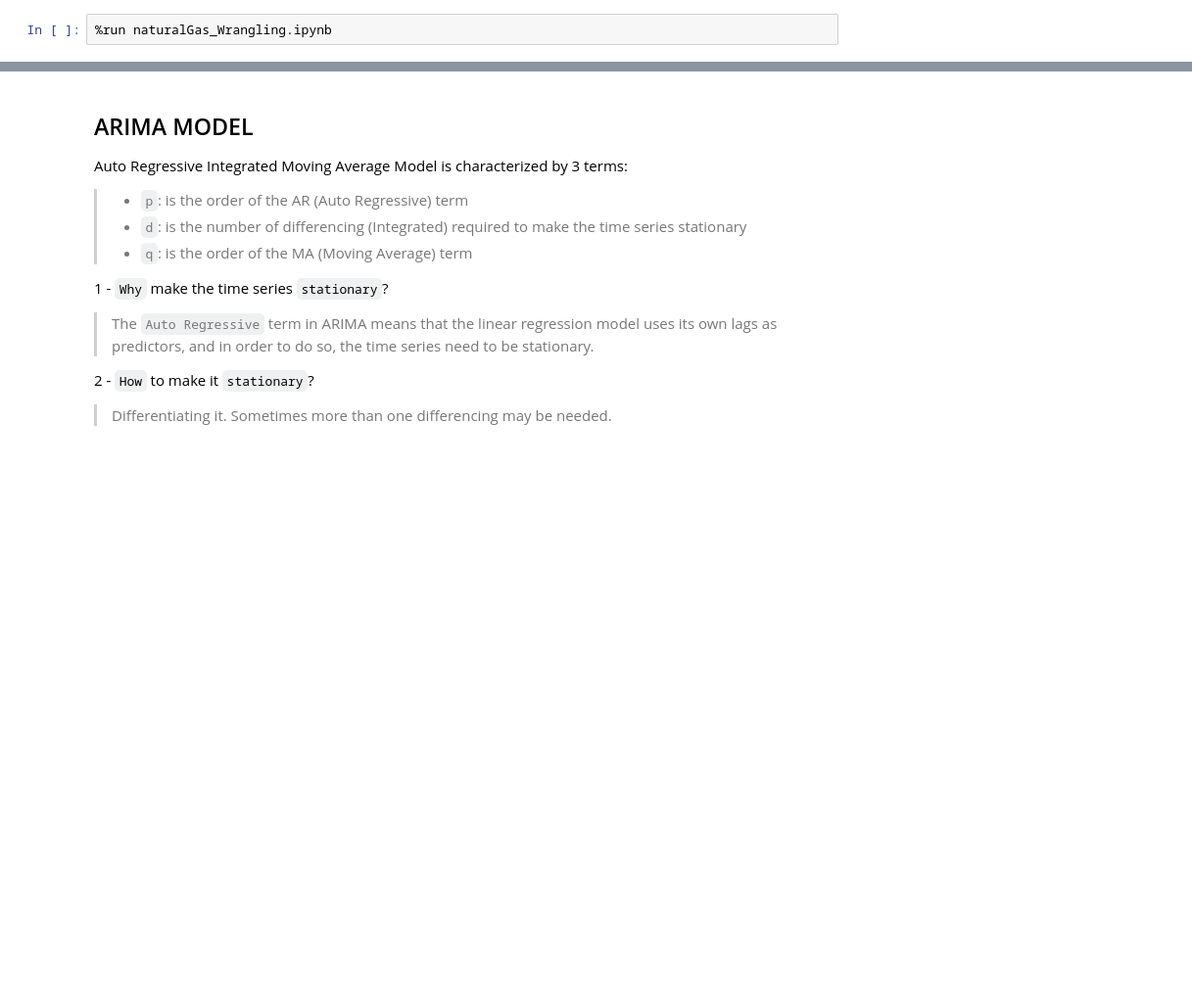
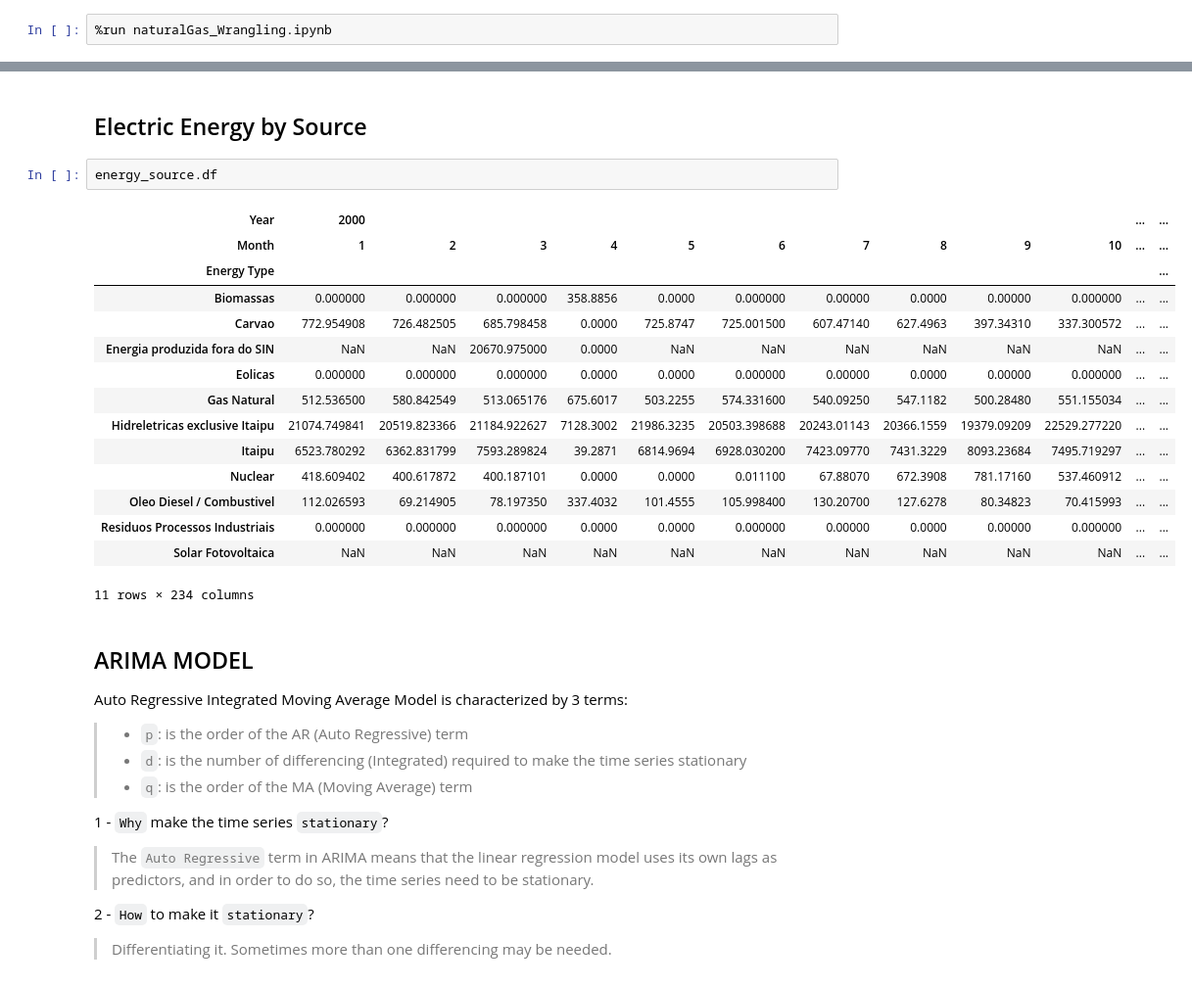
Before and after one commit to lauramsfernandes/BrazilianGasMarket, a Jupyter notebook: naturalGas_Forecast.ipynb, the cells around one changed output, grey strips where cells are left out. Shown: that part at 98% size. Drawn from its saved outputs; the diff is of its cells as text; blank space fills up the shorter version.

```diff
--- a/naturalGas_Forecast.ipynb
+++ b/naturalGas_Forecast.ipynb
@@ -20,3 +52,23 @@ pandas.core.series.Series
+# %% [markdown]
+## Electric Energy by Source
+# %%
+energy_source.df
+# %% [output]
+| Year | 2000 |  |  |  |  |  |  |  |  |  | ... | ... |
+| Month | 1 | 2 | 3 | 4 | 5 | 6 | 7 | 8 | 9 | 10 | ... | ... |
+| Energy Type |  |  |  |  |  |  |  |  |  |  |  | ... |
+| Biomassas | 0.000000 | 0.000000 | 0.000000 | 358.8856 | 0.0000 | 0.000000 | 0.00000 | 0.0000 | 0.00000 | 0.000000 | ... | ... |
+| Carvao | 772.954908 | 726.482505 | 685.798458 | 0.0000 | 725.8747 | 725.001500 | 607.47140 | 627.4963 | 397.34310 | 337.300572 | ... | ... |
+| Energia produzida fora do SIN | NaN | NaN | 20670.975000 | 0.0000 | NaN | NaN | NaN | NaN | NaN | NaN | ... | ... |
+| Eolicas | 0.000000 | 0.000000 | 0.000000 | 0.0000 | 0.0000 | 0.000000 | 0.00000 | 0.0000 | 0.00000 | 0.000000 | ... | ... |
+| Gas Natural | 512.536500 | 580.842549 | 513.065176 | 675.6017 | 503.2255 | 574.331600 | 540.09250 | 547.1182 | 500.28480 | 551.155034 | ... | ... |
+| Hidreletricas exclusive Itaipu | 21074.749841 | 20519.823366 | 21184.922627 | 7128.3002 | 21986.3235 | 20503.398688 | 20243.01143 | 20366.1559 | 19379.09209 | 22529.277220 | ... | ... |
+| Itaipu | 6523.780292 | 6362.831799 | 7593.289824 | 39.2871 | 6814.9694 | 6928.030200 | 7423.09770 | 7431.3229 | 8093.23684 | 7495.719297 | ... | ... |
+| Nuclear | 418.609402 | 400.617872 | 400.187101 | 0.0000 | 0.0000 | 0.011100 | 67.88070 | 672.3908 | 781.17160 | 537.460912 | ... | ... |
+| Oleo Diesel / Combustivel | 112.026593 | 69.214905 | 78.197350 | 337.4032 | 101.4555 | 105.998400 | 130.20700 | 127.6278 | 80.34823 | 70.415993 | ... | ... |
+| Residuos Processos Industriais | 0.000000 | 0.000000 | 0.000000 | 0.0000 | 0.0000 | 0.000000 | 0.00000 | 0.0000 | 0.00000 | 0.000000 | ... | ... |
+| Solar Fotovoltaica | NaN | NaN | NaN | NaN | NaN | NaN | NaN | NaN | NaN | NaN | ... | ... |
+11 rows × 234 columns
 # %% [markdown]
 ## ARIMA MODEL
 
```
Also changed, not shown: parts of 12 cells of this notebook, 2 other files.
